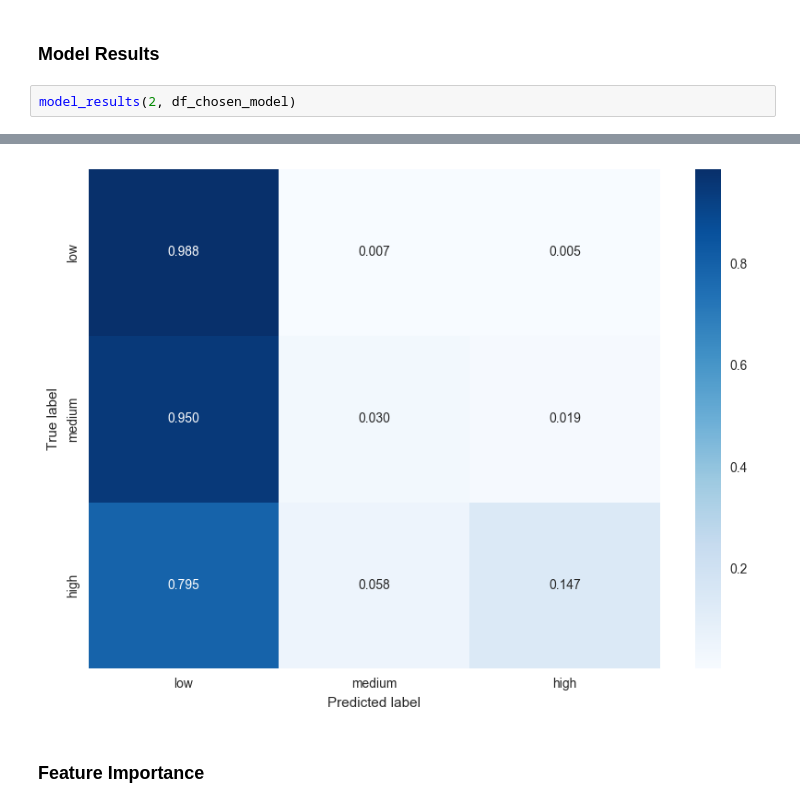
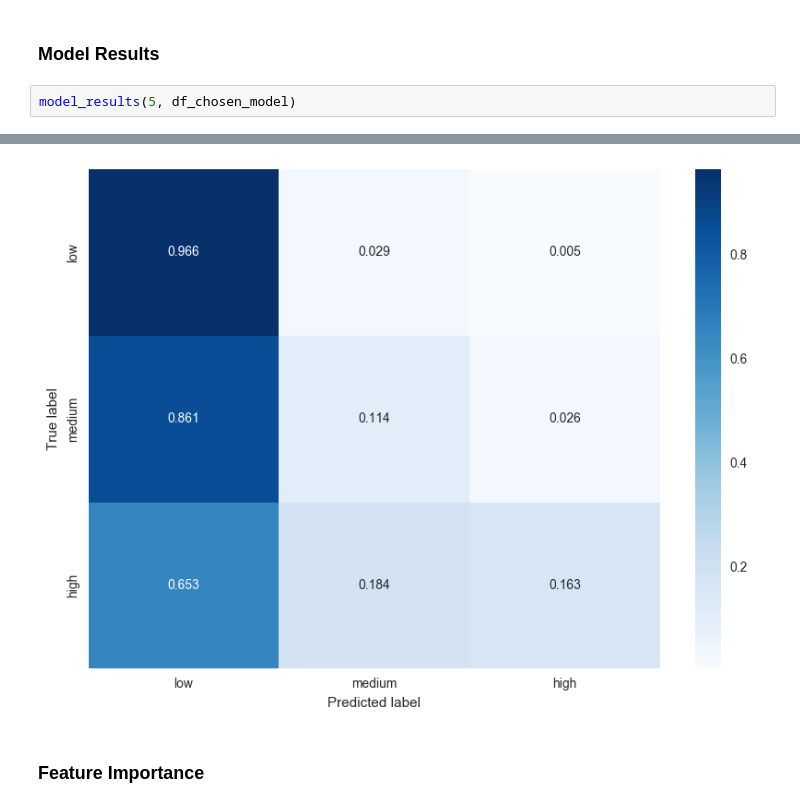
Before and after one commit to pateli18/kgl-renthop, a Jupyter notebook: Models Summary.ipynb, the cells around one changed output, grey strips where cells are left out. Drawn from its saved outputs; the diff is of its cells as text.

```diff
--- a/Models Summary.ipynb
+++ b/Models Summary.ipynb
@@ -89,5 +91,5 @@ plt.show()
 # %% [markdown]
 ### Model Results
 # %%
-model_results(2, df_chosen_model)
+model_results(5, df_chosen_model)
 # %% [output]
@@ -96,4 +98,4 @@ Accuracy: 0.7097
-[figure, old version]
+[figure, new version]
 # %% [markdown]
 ### Feature Importance
 # %%
```
Also changed, not shown: parts of 6 cells of this notebook, 2 other files.
